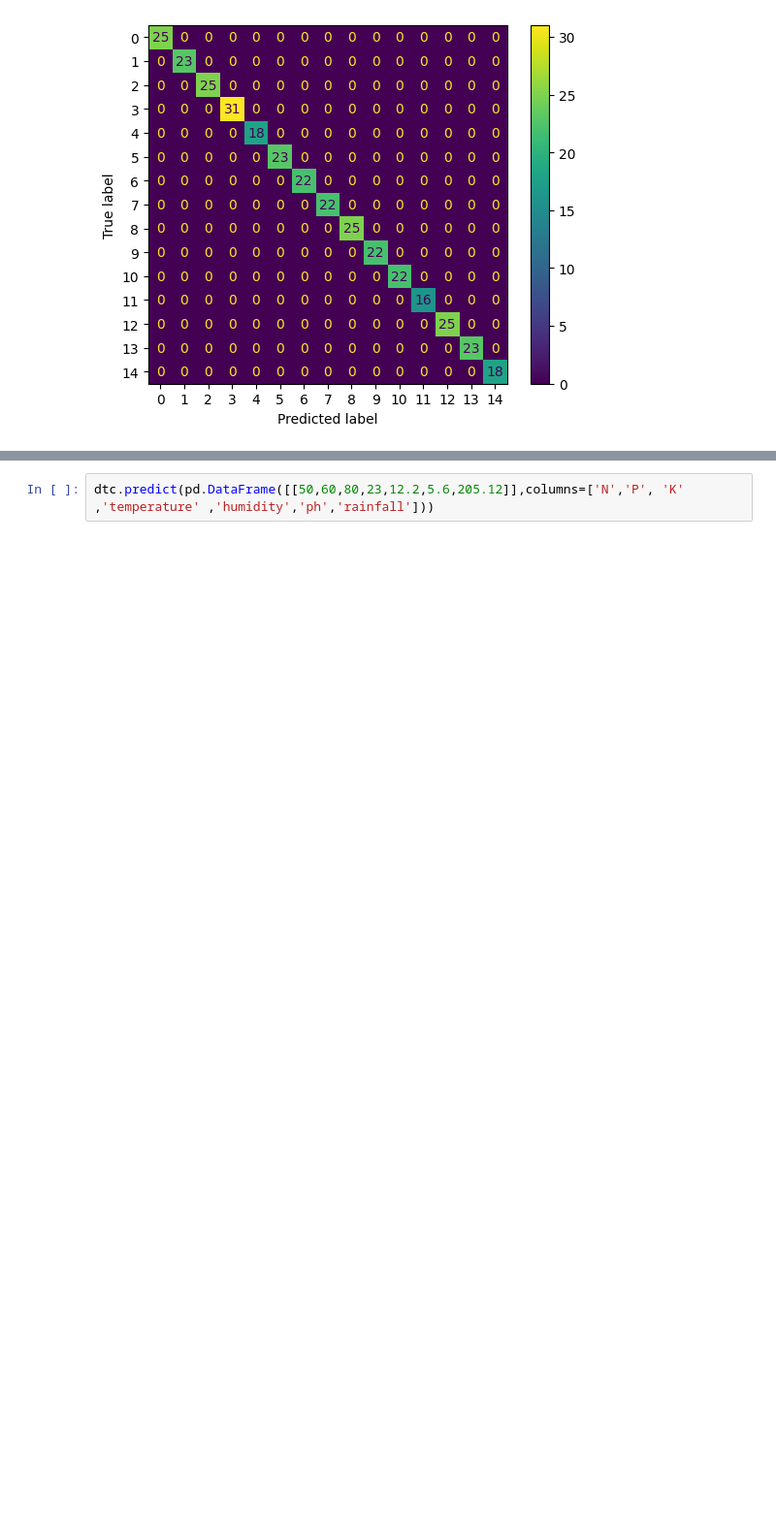
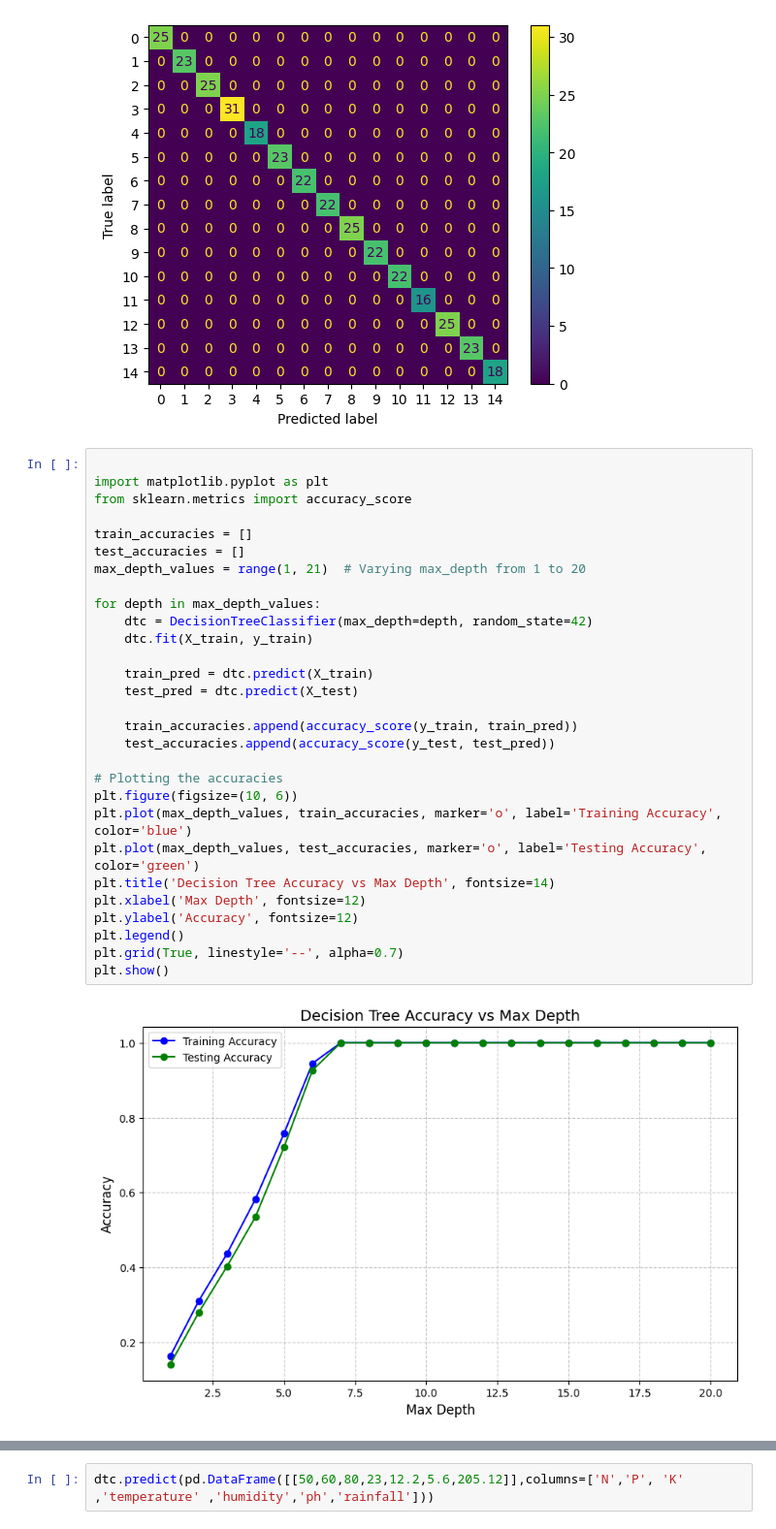
Before and after one commit to Vikashchaurasiya07/Crop-Recommendation-System, a Jupyter notebook: app.ipynb, the cells around one changed output, grey strips where cells are left out. Shown: that part at 97% size. Saved outputs shown, nothing was run; the diff lists cells and outputs as text; blank space fills up the shorter version.

Commit message:
"library import "

```diff
--- a/app.ipynb
+++ b/app.ipynb
@@ -131,3 +131,34 @@ ConfusionMatrixDisplay(cm).plot()
 # %% [output]
 <sklearn.metrics._plot.confusion_matrix.ConfusionMatrixDisplay at 0x...>
 [figure]
+# %%
+
+import matplotlib.pyplot as plt
+from sklearn.metrics import accuracy_score
+
+train_accuracies = []
+test_accuracies = []
+max_depth_values = range(1, 21)  # Varying max_depth from 1 to 20
+
+for depth in max_depth_values:
+    dtc = DecisionTreeClassifier(max_depth=depth, random_state=42)
+    dtc.fit(X_train, y_train)
+
+    train_pred = dtc.predict(X_train)
+    test_pred = dtc.predict(X_test)
+
+    train_accuracies.append(accuracy_score(y_train, train_pred))
+    test_accuracies.append(accuracy_score(y_test, test_pred))
+
+# Plotting the accuracies
+plt.figure(figsize=(10, 6))
+plt.plot(max_depth_values, train_accuracies, marker='o', label='Training Accuracy', color='blue')
+plt.plot(max_depth_values, test_accuracies, marker='o', label='Testing Accuracy', color='green')
+plt.title('Decision Tree Accuracy vs Max Depth', fontsize=14)
+plt.xlabel('Max Depth', fontsize=12)
+plt.ylabel('Accuracy', fontsize=12)
+plt.legend()
+plt.grid(True, linestyle='--', alpha=0.7)
+plt.show()
+# %% [output]
+[figure, added]
```
Also changed, not shown: parts of 1 cell of this notebook, 1 other file.
